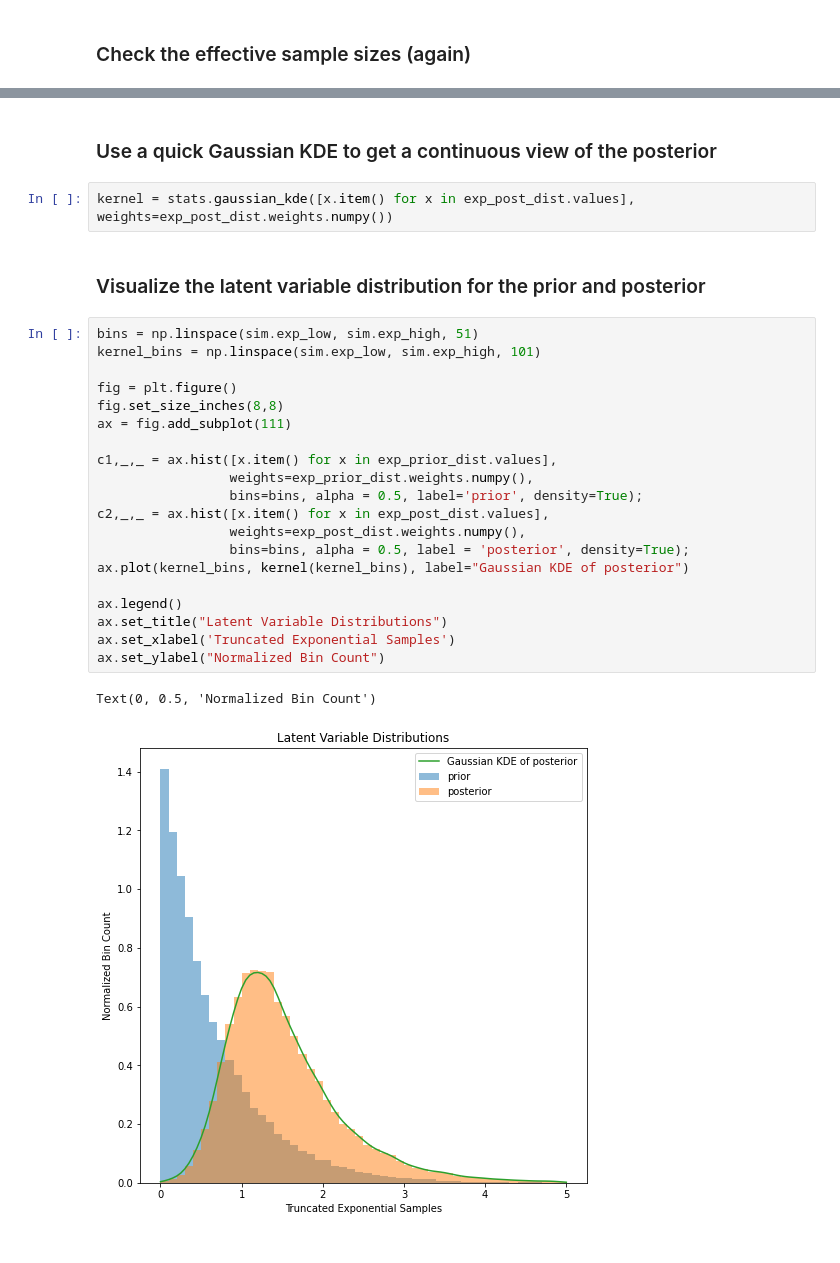
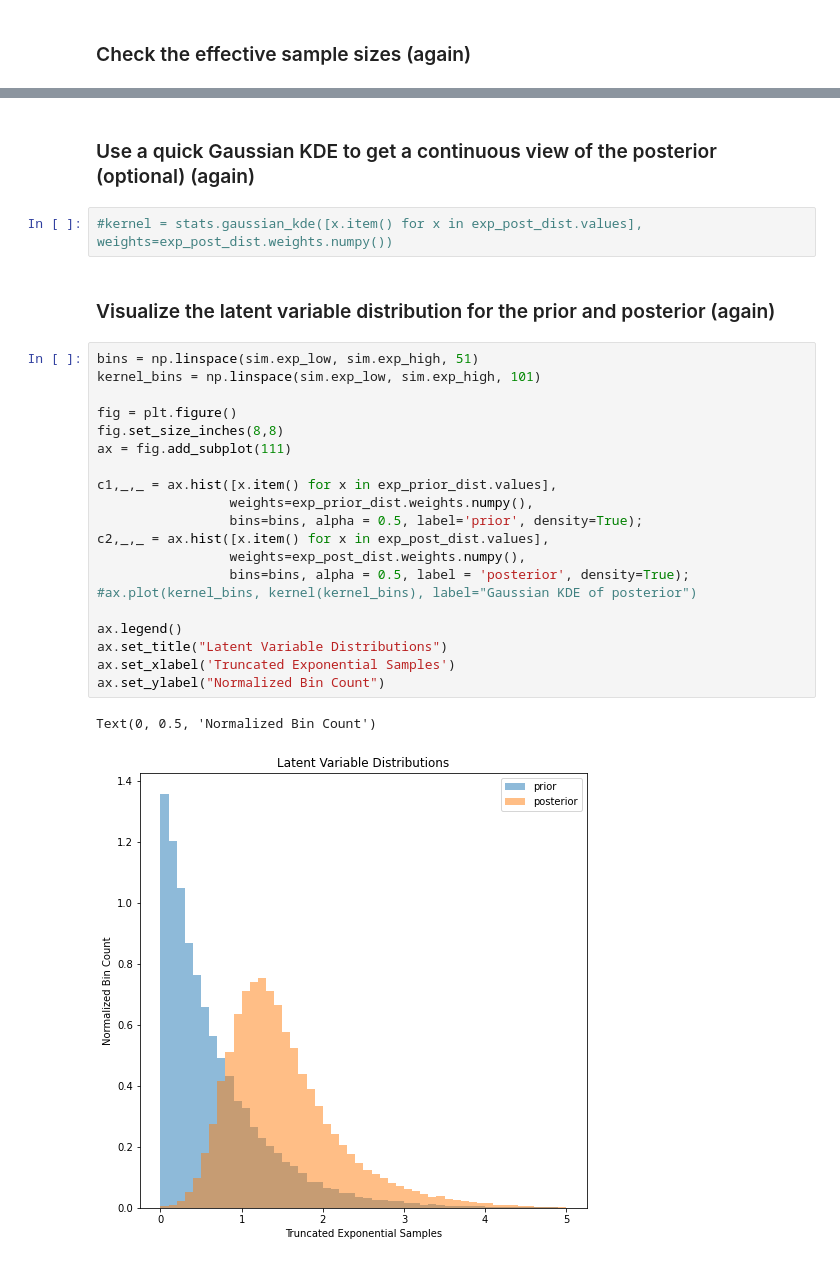
Before and after one commit to mdkdrnevich/MLHEP-pyprob, a Jupyter notebook: exp-conditioning-for-Matt.ipynb, the cells around one changed output, grey strips where cells are left out. Saved outputs shown, nothing was run; the diff lists cells and outputs as text.

```diff
--- a/exp-conditioning-for-Matt.ipynb
+++ b/exp-conditioning-for-Matt.ipynb
@@ -276,29 +276,29 @@ Posterior effective sample size: 23199.9207079
 # %% [markdown]
-### Use a quick Gaussian KDE to get a continuous view of the posterior
+### Use a quick Gaussian KDE to get a continuous view of the posterior (optional) (again)
 # %%
-kernel = stats.gaussian_kde([x.item() for x in exp_post_dist.values], weights=exp_post_dist.weights.numpy())
+#kernel = stats.gaussian_kde([x.item() for x in exp_post_dist.values], weights=exp_post_dist.weights.numpy())
 # %% [markdown]
-### Visualize the latent variable distribution for the prior and posterior
+### Visualize the latent variable distribution for the prior and posterior (again)
 # %%
 bins = np.linspace(sim.exp_low, sim.exp_high, 51)
 kernel_bins = np.linspace(sim.exp_low, sim.exp_high, 101)
 
 fig = plt.figure()
 fig.set_size_inches(8,8)
 ax = fig.add_subplot(111)
 
 c1,_,_ = ax.hist([x.item() for x in exp_prior_dist.values],
                  weights=exp_prior_dist.weights.numpy(),
                  bins=bins, alpha = 0.5, label='prior', density=True);
 c2,_,_ = ax.hist([x.item() for x in exp_post_dist.values],
                  weights=exp_post_dist.weights.numpy(),
                  bins=bins, alpha = 0.5, label = 'posterior', density=True);
-ax.plot(kernel_bins, kernel(kernel_bins), label="Gaussian KDE of posterior")
+#ax.plot(kernel_bins, kernel(kernel_bins), label="Gaussian KDE of posterior")
 
 ax.legend()
 ax.set_title("Latent Variable Distributions")
 ax.set_xlabel('Truncated Exponential Samples')
 ax.set_ylabel("Normalized Bin Count")
 # %% [output]
 Text(0, 0.5, 'Normalized Bin Count')
-[figure, old version]
+[figure, new version]
```
Also changed, not shown: parts of 18 cells of this notebook.
